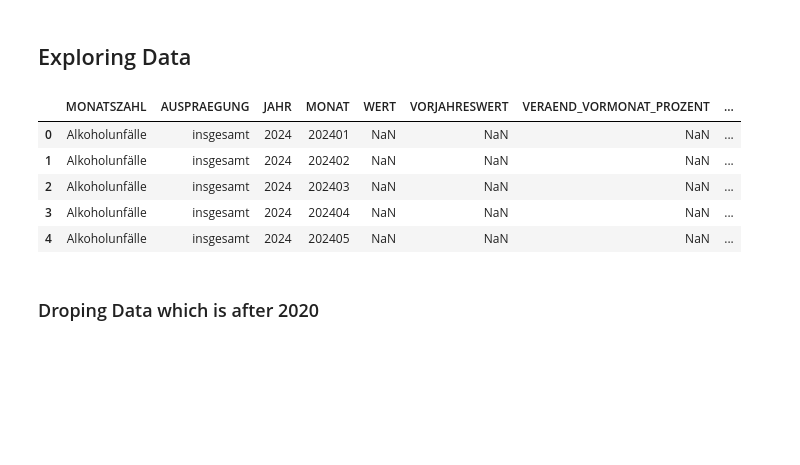
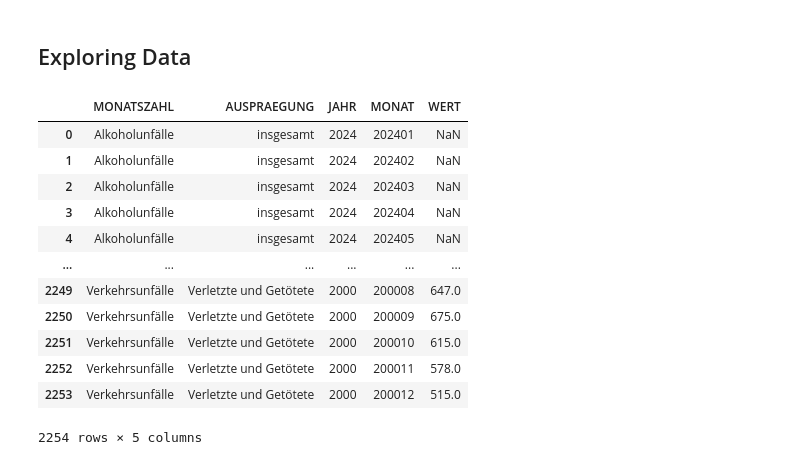
Before and after one commit to nullHawk/dps-munich-ai-challenge, a Jupyter notebook: notebook.ipynb, the cells around one changed output. Saved outputs shown, nothing was run; the diff lists cells and outputs as text; code cells hidden in the pictures; blank space fills up the shorter version.

```diff
--- a/notebook.ipynb
+++ b/notebook.ipynb
@@ -11,15 +15,19 @@ Matplotlib is building the font cache; this may take a moment.
 # %% [markdown]
 ## Exploring Data
 # %%
-df = pd.read_csv("data/monatszahlen2412_verkehrsunfaelle_06_12_24.csv")
+df = pd.read_csv("data/monatszahlen2412_verkehrsunfaelle_06_12_24.csv", usecols=["MONATSZAHL", "AUSPRAEGUNG", "JAHR", "MONAT", "WERT"])
+df
+# %% [output]
+|  | MONATSZAHL | AUSPRAEGUNG | JAHR | MONAT | WERT |
+| 0 | Alkoholunfälle | insgesamt | 2024 | 202401 | NaN |
+| 1 | Alkoholunfälle | insgesamt | 2024 | 202402 | NaN |
+| 2 | Alkoholunfälle | insgesamt | 2024 | 202403 | NaN |
+| 3 | Alkoholunfälle | insgesamt | 2024 | 202404 | NaN |
+| 4 | Alkoholunfälle | insgesamt | 2024 | 202405 | NaN |
+| ... | ... | ... | ... | ... | ... |
+| 2249 | Verkehrsunfälle | Verletzte und Getötete | 2000 | 200008 | 647.0 |
+| 2250 | Verkehrsunfälle | Verletzte und Getötete | 2000 | 200009 | 675.0 |
+| 2251 | Verkehrsunfälle | Verletzte und Getötete | 2000 | 200010 | 615.0 |
+| 2252 | Verkehrsunfälle | Verletzte und Getötete | 2000 | 200011 | 578.0 |
+| 2253 | Verkehrsunfälle | Verletzte und Getötete | 2000 | 200012 | 515.0 |
+2254 rows × 5 columns
-# %%
-df.head()
-# %% [output]
-|  | MONATSZAHL | AUSPRAEGUNG | JAHR | MONAT | WERT | VORJAHRESWERT | VERAEND_VORMONAT_PROZENT | ... |
-| 0 | Alkoholunfälle | insgesamt | 2024 | 202401 | NaN | NaN | NaN | ... |
-| 1 | Alkoholunfälle | insgesamt | 2024 | 202402 | NaN | NaN | NaN | ... |
-| 2 | Alkoholunfälle | insgesamt | 2024 | 202403 | NaN | NaN | NaN | ... |
-| 3 | Alkoholunfälle | insgesamt | 2024 | 202404 | NaN | NaN | NaN | ... |
-| 4 | Alkoholunfälle | insgesamt | 2024 | 202405 | NaN | NaN | NaN | ... |
-# %% [markdown]
-### Droping Data which is after 2020
```
Also changed, not shown: parts of 25 cells of this notebook, 4 other files.
